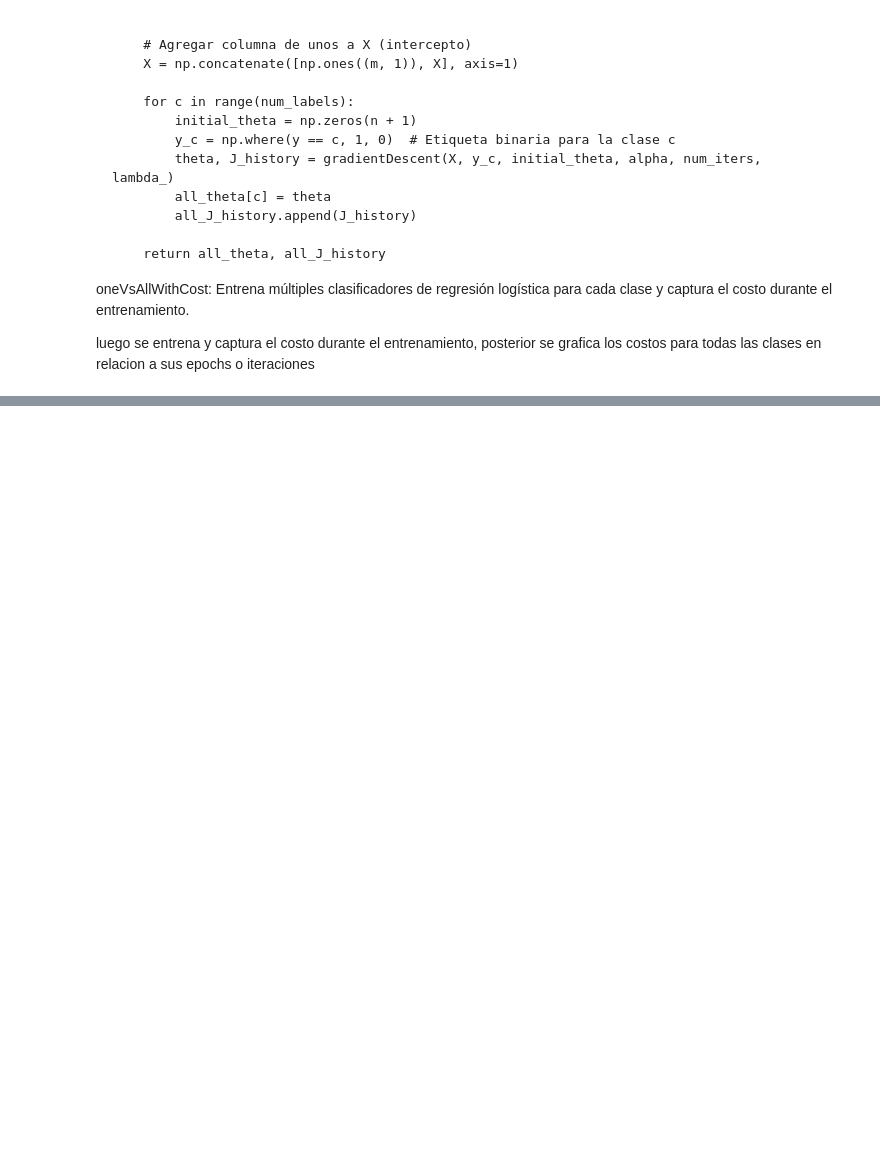
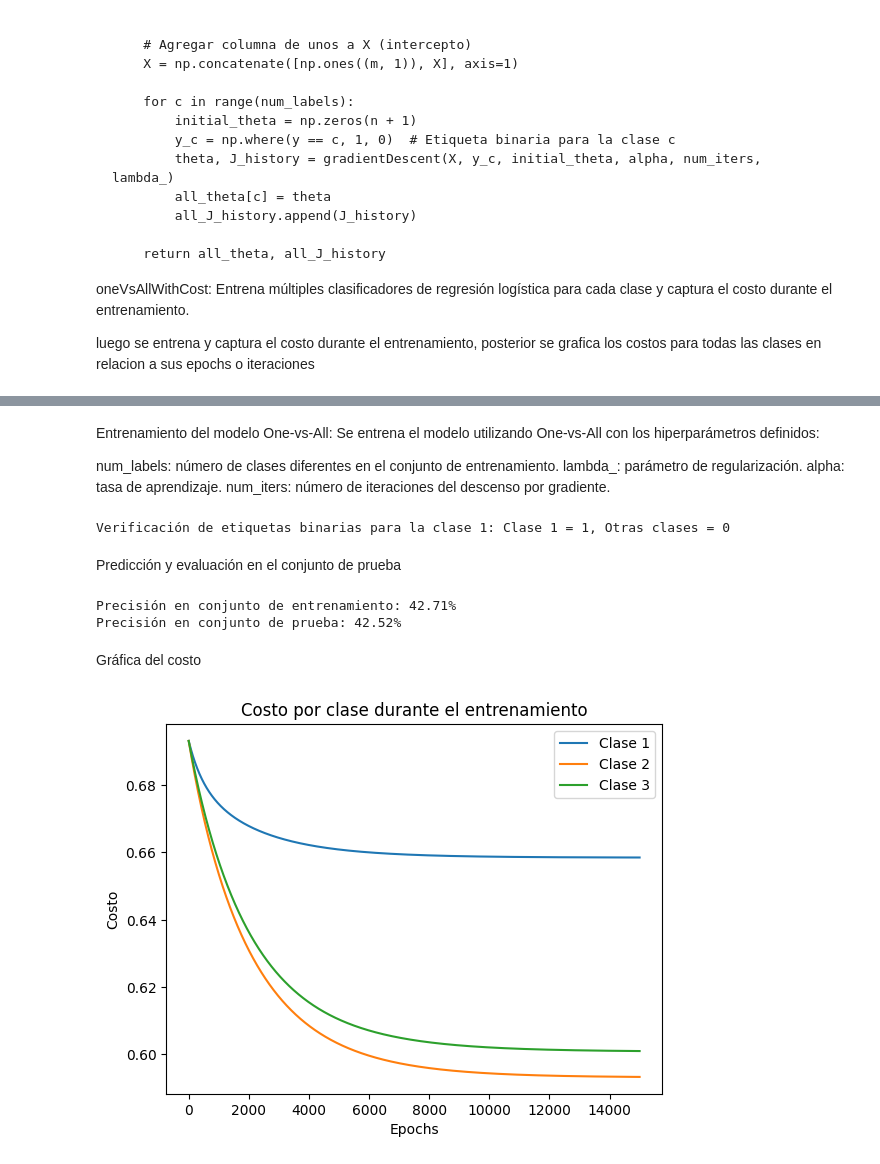
Before and after one commit to cesarvargasL/SIS-420-2-2024, a Jupyter notebook: Parciales/primer parcial/primer-parcial.ipynb, the cells around one changed output, grey strips where cells are left out. Cells and saved outputs as stored; diff of their text form; code cells hidden in the pictures; blank space fills up the shorter version.

```diff
--- a/Parciales/primer parcial/primer-parcial.ipynb
+++ b/Parciales/primer parcial/primer-parcial.ipynb
@@ -1024,0 +1175,8 @@ Costo final para clase 2: 0.5977445742527088
+# %%
+# Seleccionar características y etiquetas del conjunto de entrenamiento
+X_train = train_data[['winner.totalcard.level', 'winner.troop.count', 'winner.structure.count', 'winner.spell.count', 'winner.common.count', 'winner.rare.count', 'winner.epic.count', 'winner.legendary.count', 'winner.elixir.average', 'loser.totalcard.level', 'loser.troop.count', 'loser.structure.count', 'loser.spell.count', 'loser.common.count', 'loser.rare.count', 'loser.epic.count', 'loser.legendary.count', 'loser.elixir.average', 'winner.strategy_type', 'loser.strategy_type', 'winner.fav_card_type', 'loser.fav_card_type', 'winner.used_legendary', 'loser.used_legendary', 'winner.triple_crown_win']].values
+y_train = train_data['winner.crowns'].values
+
+# Seleccionar características y etiquetas del conjunto de prueba
+X_test = test_data[['winner.totalcard.level', 'winner.troop.count', 'winner.structure.count', 'winner.spell.count', 'winner.common.count', 'winner.rare.count', 'winner.epic.count', 'winner.legendary.count', 'winner.elixir.average', 'loser.totalcard.level', 'loser.troop.count', 'loser.structure.count', 'loser.spell.count', 'loser.common.count', 'loser.rare.count', 'loser.epic.count', 'loser.legendary.count', 'loser.elixir.average', 'winner.strategy_type', 'loser.strategy_type', 'winner.fav_card_type', 'loser.fav_card_type', 'winner.used_legendary', 'loser.used_legendary', 'winner.triple_crown_win']].values
+y_test = test_data['winner.crowns'].values
@@ -1024,0 +1185,58 @@ Costo final para clase 2: 0.5977445742527088
+# %%
+# Normalizar las características
+def featureNormalize(X):
+    mu = np.mean(X, axis=0)
+    sigma = np.std(X, axis=0)
+    X_norm = (X - mu) / sigma
+    return X_norm, mu, sigma
+
+X_train, mu, sigma = featureNormalize(X_train)
+X_test = (X_test - mu) / sigma
+# %% [markdown]
+Entrenamiento del modelo One-vs-All: Se entrena el modelo utilizando One-vs-All con los hiperparámetros definidos:
+
+num_labels: número de clases diferentes en el conjunto de entrenamiento.
+lambda_: parámetro de regularización.
+alpha: tasa de aprendizaje.
+num_iters: número de iteraciones del descenso por gradiente.
+# %%
+# Parámetros
+lambda_ = 0.1  # Regularización
+alpha = 0.001
+num_iters = 150000
+num_labels = 3 # Número de clases
+
+# Entrenar el modelo One-vs-All con verificación de etiquetas binarias
+all_theta, all_J_history = oneVsAllWithCost(X_train, y_train, num_labels, lambda_, alpha, num_iters)
+
+# Predicciones en el conjunto de prueba
+pred_train = predictOneVsAll(all_theta, X_train)
+pred_test = predictOneVsAll(all_theta, X_test)
+# %% [output]
+Verificación de etiquetas binarias para la clase 1: Clase 1 = 1, Otras clases = 0
+# %% [markdown]
+Predicción y evaluación en el conjunto de prueba
+# %%
+# Calcular precisión
+train_accuracy = np.mean(pred_train == y_train) * 100
+test_accuracy = np.mean(pred_test == y_test) * 100
+
+print(f'Precisión en conjunto de entrenamiento: {train_accuracy:.2f}%')
+print(f'Precisión en conjunto de prueba: {test_accuracy:.2f}%')
+# %% [output]
+Precisión en conjunto de entrenamiento: 42.71%
+Precisión en conjunto de prueba: 42.52%
+# %% [markdown]
+Gráfica del costo
+# %%
+# Graficar el costo durante el entrenamiento
+plt.figure()
+for i, J_history in enumerate(all_J_history):
+    plt.plot(np.arange(len(J_history)), J_history, label=f'Clase {i+1}')
+plt.xlabel('Epochs')
+plt.ylabel('Costo')
+plt.title('Costo por clase durante el entrenamiento')
+plt.legend()
+plt.show()
+# %% [output]
+[figure, added]
```
Also changed, not shown: parts of 29 cells of this notebook, 3 other files.
